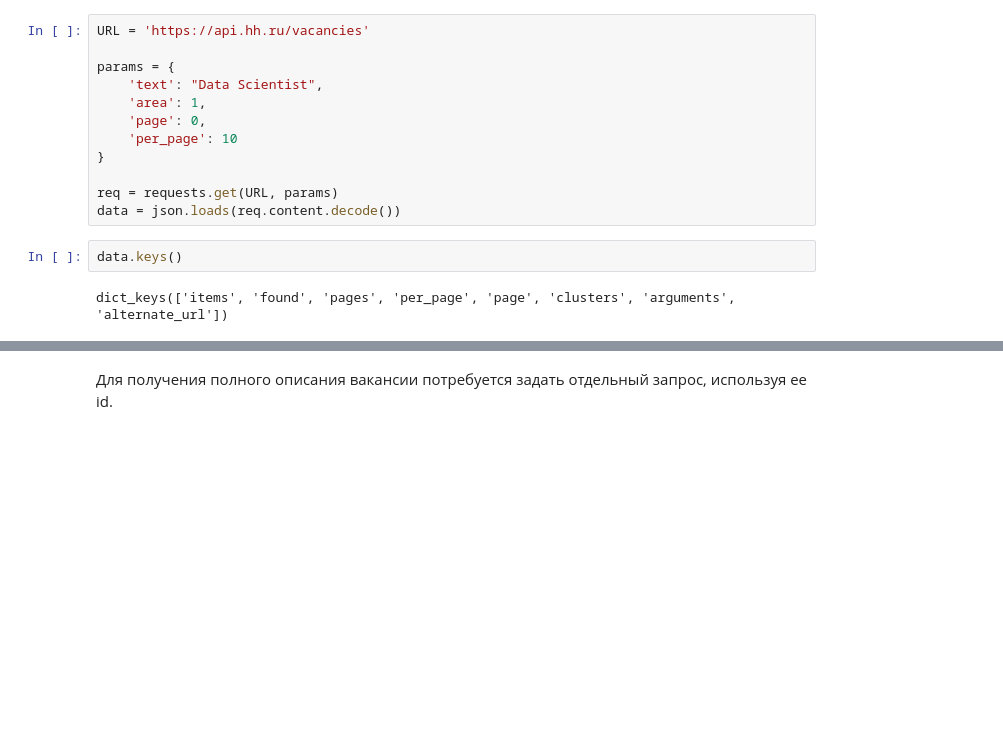
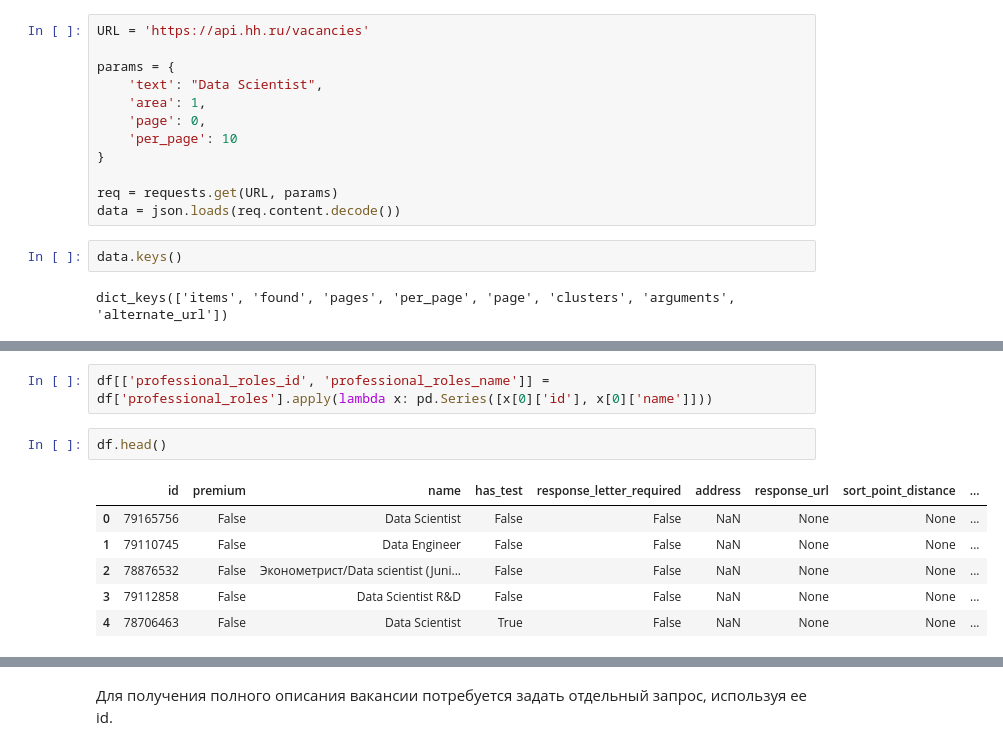
Before and after one commit to maima1810/hh_project, a Jupyter notebook: hh_project/ver2.ipynb, the cells around one changed output, grey strips where cells are left out. Drawn from its saved outputs; the diff is of its cells as text; blank space fills up the shorter version.

```diff
--- a/hh_project/ver2.ipynb
+++ b/hh_project/ver2.ipynb
@@ -69,0 +76,11 @@ df.head()
+# %%
+df[['professional_roles_id', 'professional_roles_name']] = df['professional_roles'].apply(lambda x: pd.Series([x[0]['id'], x[0]['name']]))
+# %%
+df.head()
+# %% [output]
+|  | id | premium | name | has_test | response_letter_required | address | response_url | sort_point_distance | ... |
+| 0 | 79165756 | False | Data Scientist | False | False | NaN | None | None | ... |
+| 1 | 79110745 | False | Data Engineer | False | False | NaN | None | None | ... |
+| 2 | 78876532 | False | Эконометрист/Data scientist (Juni... | False | False | NaN | None | None | ... |
+| 3 | 79112858 | False | Data Scientist R&D | False | False | NaN | None | None | ... |
+| 4 | 78706463 | False | Data Scientist | True | False | NaN | None | None | ... |
```
Also changed, not shown: parts of 19 cells of this notebook.
